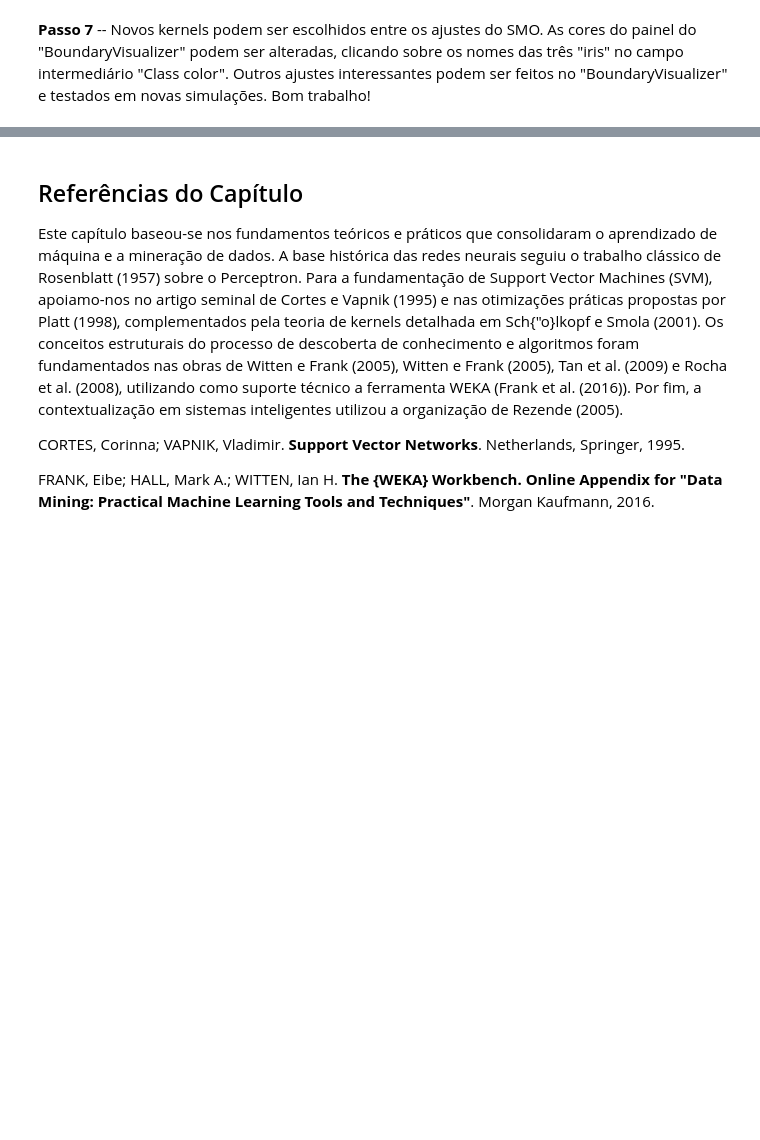
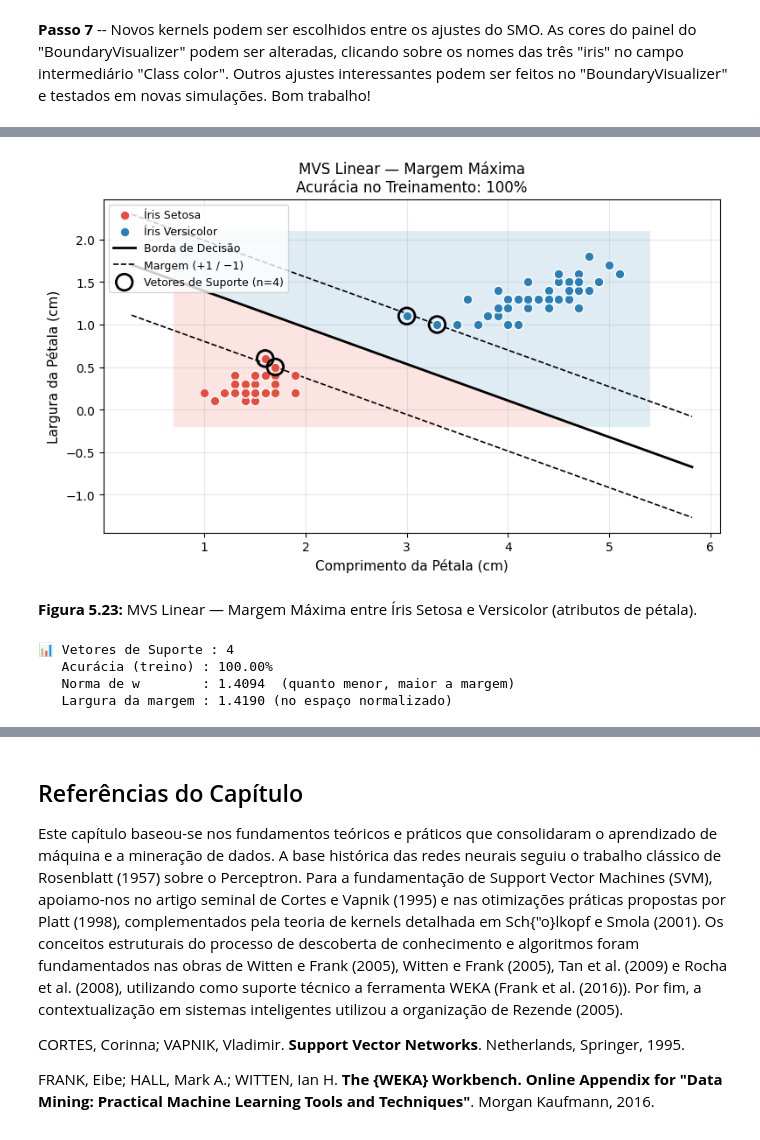
Before and after one commit to fzampirolli/si-md2, a Jupyter notebook: si-md2/notebooks_alunos/cap05/cap05_aluno.ipynb, the cells around one changed output, grey strips where cells are left out. Saved outputs shown, nothing was run; the diff lists cells and outputs as text; code cells hidden in the pictures; blank space fills up the shorter version.

```diff
--- a/si-md2/notebooks_alunos/cap05/cap05_aluno.ipynb
+++ b/si-md2/notebooks_alunos/cap05/cap05_aluno.ipynb
@@ -599,0 +679,79 @@ color". Outros ajustes interessantes podem ser feitos no
+# %%
+# 1. Dataset: apenas Setosa (0) e Versicolor (1), atributos de pétala
+iris = load_iris()
+mask = iris.target < 2
+X = iris.data[mask, 2:]          # petallength, petalwidth
+y = iris.target[mask]             # 0=setosa, 1=versicolor
+nomes = ["Íris Setosa", "Íris Versicolor"]
+cores_cls = ["#e74c3c", "#2980b9"]
+
+# 2. Treino da MVS com kernel linear
+clf = make_pipeline(StandardScaler(), SVC(kernel="linear", C=1.0))
+clf.fit(X, y)
+acuracia = clf.score(X, y)
+
+# 3. Grade para visualização da Borda de Decisão
+scaler = clf[0]
+svm    = clf[1]
+X_sc   = scaler.transform(X)
+
+x1_min, x1_max = X[:, 0].min() - 0.3, X[:, 0].max() + 0.3
+x2_min, x2_max = X[:, 1].min() - 0.3, X[:, 1].max() + 0.3
+xx, yy = np.meshgrid(np.linspace(x1_min, x1_max, 300),
+                     np.linspace(x2_min, x2_max, 300))
+grade_sc = scaler.transform(np.c_[xx.ravel(), yy.ravel()])
+Z = svm.predict(grade_sc).reshape(xx.shape)
+
+# 4. Margem e vetores de suporte
+w   = svm.coef_[0]
+b   = svm.intercept_[0]
+x1_line = np.linspace(X_sc[:, 0].min() - 0.5, X_sc[:, 0].max() + 0.5, 200)
+# borda: w0*x1 + w1*x2 + b = 0  →  x2 = -(w0*x1 + b) / w1
+x2_borda    = -(w[0] * x1_line + b) / w[1]
+x2_margem_p = -(w[0] * x1_line + b - 1) / w[1]
+x2_margem_n = -(w[0] * x1_line + b + 1) / w[1]
+
+# Converte de volta para escala original
+inv = scaler.inverse_transform
+to_orig = lambda x1, x2: inv(np.c_[x1, x2])
+
+borda_orig    = to_orig(x1_line, x2_borda)
+margem_p_orig = to_orig(x1_line, x2_margem_p)
+margem_n_orig = to_orig(x1_line, x2_margem_n)
+sv_orig       = scaler.inverse_transform(svm.support_vectors_)
+
+# 5. Gráfico
+fig, ax = plt.subplots(figsize=(8, 5))
+ax.contourf(xx, yy, Z, alpha=0.15, cmap=mcolors.ListedColormap(cores_cls))
+
+for cls, cor, nome in zip([0, 1], cores_cls, nomes):
+    ax.scatter(X[y == cls, 0], X[y == cls, 1],
+               c=cor, label=nome, edgecolors="white", s=60, zorder=3)
+
+ax.plot(borda_orig[:, 0],    borda_orig[:, 1],    "k-",  lw=2,   label="Borda de Decisão")
+ax.plot(margem_p_orig[:, 0], margem_p_orig[:, 1], "k--", lw=1.2, label="Margem (+1 / −1)")
+ax.plot(margem_n_orig[:, 0], margem_n_orig[:, 1], "k--", lw=1.2)
+ax.scatter(sv_orig[:, 0], sv_orig[:, 1],
+           s=180, facecolors="none", edgecolors="black", linewidths=2,
+           zorder=4, label=f"Vetores de Suporte (n={len(sv_orig)})")
+
+ax.set_xlabel("Comprimento da Pétala (cm)", fontsize=11)
+ax.set_ylabel("Largura da Pétala (cm)", fontsize=11)
+ax.set_title(f"MVS Linear — Margem Máxima\nAcurácia no Treinamento: {acuracia:.0%}",
+             fontsize=12)
+ax.legend(fontsize=9, loc="upper left")
+ax.grid(True, alpha=0.3)
+plt.tight_layout()
+plt.show()
+
+print(f"\n📊 Vetores de Suporte : {len(svm.support_vectors_)}")
+print(f"   Acurácia (treino) : {acuracia:.2%}")
+print(f"   Norma de w        : {np.linalg.norm(w):.4f}  (quanto menor, maior a margem)")
+print(f"   Largura da margem : {2 / np.linalg.norm(w):.4f} (no espaço normalizado)")
+# %% [output]
+[figure, added]
+**Figura 5.23:** MVS Linear — Margem Máxima entre Íris Setosa e Versicolor (atributos de pétala).
+📊 Vetores de Suporte : 4
+   Acurácia (treino) : 100.00%
+   Norma de w        : 1.4094  (quanto menor, maior a margem)
+   Largura da margem : 1.4190 (no espaço normalizado)
```
Also changed, not shown: parts of 20 cells of this notebook, 45 other files.
